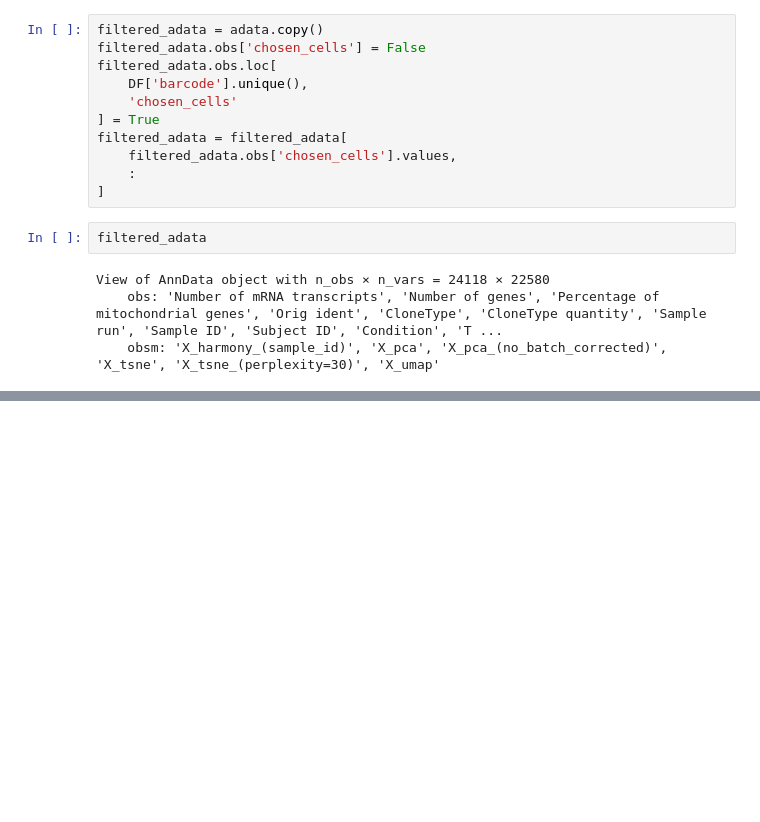
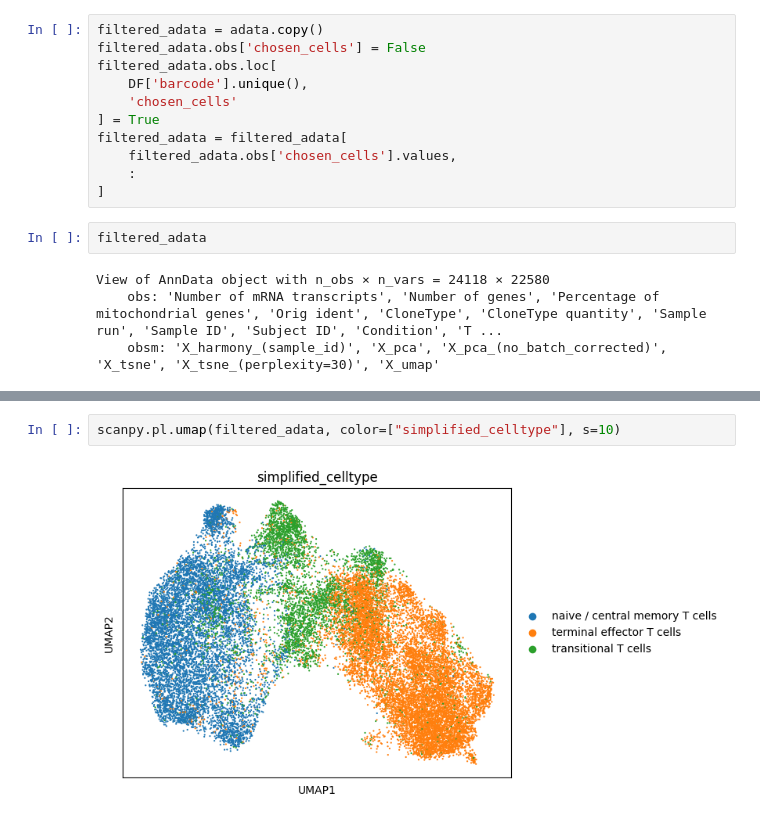
Before and after one commit to sondvo/clonotype_analyses, a Jupyter notebook: TCR_analysis.ipynb, the cells around one changed output, grey strips where cells are left out. Saved outputs shown, nothing was run; the diff lists cells and outputs as text; blank space fills up the shorter version.

```diff
--- a/TCR_analysis.ipynb
+++ b/TCR_analysis.ipynb
@@ -677,0 +801,4 @@ scanpy.pl.umap(filtered_adata, color=["Author's cell type"], s=5)
+# %%
+scanpy.pl.umap(filtered_adata, color=["simplified_celltype"], s=10)
+# %% [output]
+[figure, added]
```
Also changed, not shown: parts of 12 cells of this notebook.
